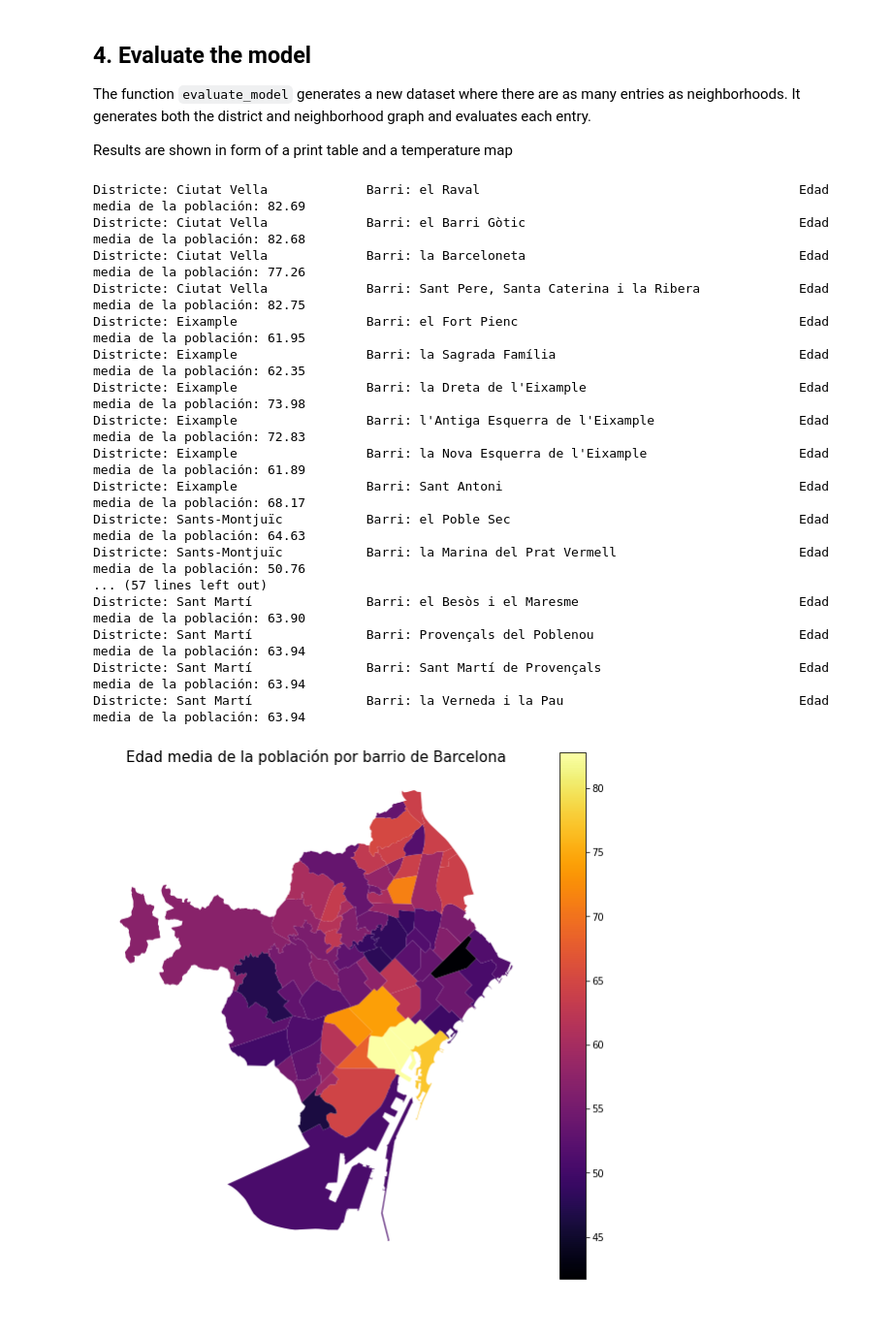
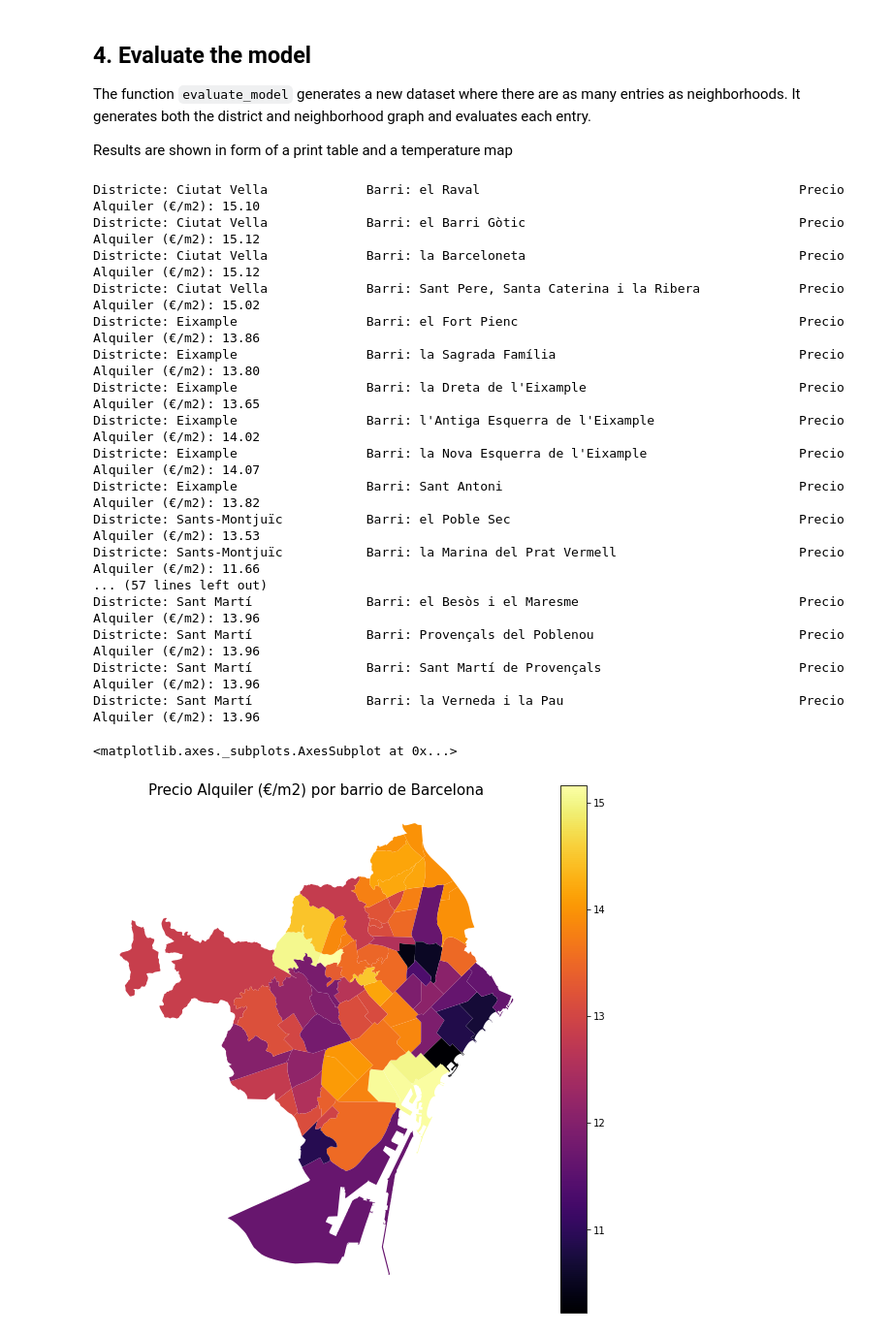
Before and after one commit to bieltura/WorldDataViz, a Jupyter notebook: notebook.ipynb, the cells around one changed output. Shown at 97% size. Saved outputs shown, nothing was run; the diff lists cells and outputs as text; code cells hidden in the pictures.

```diff
--- a/notebook.ipynb
+++ b/notebook.ipynb
@@ -26,6 +26,7 @@ import datasets
 #   - years: list of available years to take the dataset from
 #   - lloguer_mensual (False): boolean variable to predict monthly value or m2
 #dataset = datasets.LloguersDataset(years=[2019,2018,2017], lloguer_mensual=True)
+dataset = datasets.LloguersDataset(years=[2019,2018,2017], lloguer_mensual=False)
 
 # ATURS DATASET: params:
 #   - years: list of available years to take the dataset from
@@ -50,7 +51,7 @@ import datasets
 
 # EDAT MITJANA: params
 #   - years: list of available years to take the dataset from
-dataset = datasets.EdatMitjana(years=[2019, 2018])
+#dataset = datasets.EdatMitjana(years=[2019, 2018])
 
 data_name = dataset.get_title()
 print("Dataset Loaded: {0}".format(data_name))
@@ -168,44 +169,40 @@ for evaluation in evaluations:
 
     predictions.append(evaluation['prediction'])
 # %% [output]
-Districte: Ciutat Vella             Barri: el Raval                                          Edad media de la población: 82.69
-Districte: Ciutat Vella             Barri: el Barri Gòtic                                    Edad media de la población: 82.68
-Districte: Ciutat Vella             Barri: la Barceloneta                                    Edad media de la población: 77.26
-Districte: Ciutat Vella             Barri: Sant Pere, Santa Caterina i la Ribera             Edad media de la población: 82.75
-Districte: Eixample                 Barri: el Fort Pienc                                     Edad media de la población: 61.95
-Districte: Eixample                 Barri: la Sagrada Família                                Edad media de la población: 62.35
-Districte: Eixample                 Barri: la Dreta de l'Eixample                            Edad media de la población: 73.98
-Districte: Eixample                 Barri: l'Antiga Esquerra de l'Eixample                   Edad media de la población: 72.83
-Districte: Eixample                 Barri: la Nova Esquerra de l'Eixample                    Edad media de la población: 61.89
-Districte: Eixample                 Barri: Sant Antoni                                       Edad media de la población: 68.17
-Districte: Sants-Montjuïc           Barri: el Poble Sec                                      Edad media de la población: 64.63
-Districte: Sants-Montjuïc           Barri: la Marina del Prat Vermell                        Edad media de la población: 50.76
+Districte: Ciutat Vella             Barri: el Raval                                          Precio Alquiler (€/m2): 15.10
+Districte: Ciutat Vella             Barri: el Barri Gòtic                                    Precio Alquiler (€/m2): 15.12
+Districte: Ciutat Vella             Barri: la Barceloneta                                    Precio Alquiler (€/m2): 15.12
+Districte: Ciutat Vella             Barri: Sant Pere, Santa Caterina i la Ribera             Precio Alquiler (€/m2): 15.02
+Districte: Eixample                 Barri: el Fort Pienc                                     Precio Alquiler (€/m2): 13.86
+Districte: Eixample                 Barri: la Sagrada Família                                Precio Alquiler (€/m2): 13.80
+Districte: Eixample                 Barri: la Dreta de l'Eixample                            Precio Alquiler (€/m2): 13.65
+Districte: Eixample                 Barri: l'Antiga Esquerra de l'Eixample                   Precio Alquiler (€/m2): 14.02
+Districte: Eixample                 Barri: la Nova Esquerra de l'Eixample                    Precio Alquiler (€/m2): 14.07
+Districte: Eixample                 Barri: Sant Antoni                                       Precio Alquiler (€/m2): 13.82
+Districte: Sants-Montjuïc           Barri: el Poble Sec                                      Precio Alquiler (€/m2): 13.53
+Districte: Sants-Montjuïc           Barri: la Marina del Prat Vermell                        Precio Alquiler (€/m2): 11.66
 ... (57 lines left out)
-Districte: Sant Martí               Barri: el Besòs i el Maresme                             Edad media de la población: 63.90
-Districte: Sant Martí               Barri: Provençals del Poblenou                           Edad media de la población: 63.94
-Districte: Sant Martí               Barri: Sant Martí de Provençals                          Edad media de la población: 63.94
-Districte: Sant Martí               Barri: la Verneda i la Pau                               Edad media de la población: 63.94
+Districte: Sant Martí               Barri: el Besòs i el Maresme                             Precio Alquiler (€/m2): 13.96
+Districte: Sant Martí               Barri: Provençals del Poblenou                           Precio Alquiler (€/m2): 13.96
+Districte: Sant Martí               Barri: Sant Martí de Provençals                          Precio Alquiler (€/m2): 13.96
+Districte: Sant Martí               Barri: la Verneda i la Pau                               Precio Alquiler (€/m2): 13.96
 # %%
 import geopandas as gpd
 m = "barris.geojson"
 
 # Load the district map GEOJSON and add the column predicition
 map_data = gpd.read_file("bcn_map/barris.geojson")
 map_data['PRED'] = predictions
-
-# Control del tamaño de la figura del mapa
 fig, ax = plt.subplots(figsize=(10, 10))
 
-# Control del título y los ejesa<
- e
+# Axis names and titles
 ax.set_title(data_name + " por barrio de Barcelona", fontdict={'fontsize': 15})
 #ax.set_xlabel('Longitud')
 #ax.set_ylabel('Latitud')
 plt.axis('off')
 
-# Mostrar el mapa finalizado
 map_data.plot(column='PRED', cmap='inferno', ax=ax, zorder=10, legend=True)
-
-plt.savefig("output/heatmap_.png")
+#plt.savefig("output/heatmap_.png")
 # %% [output]
+<matplotlib.axes._subplots.AxesSubplot at 0x...>
-[figure, old version]
+[figure, new version]
```
Also changed, not shown: parts of 3 cells of this notebook.
